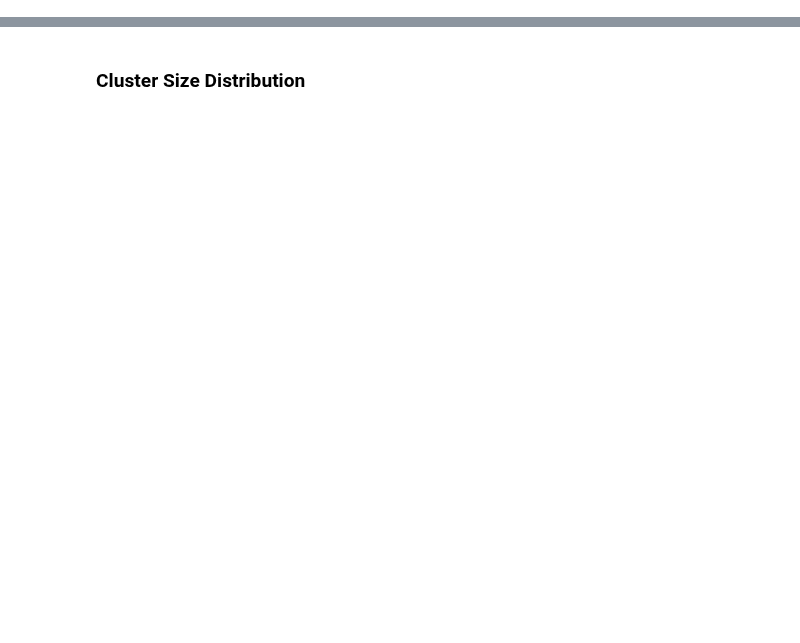
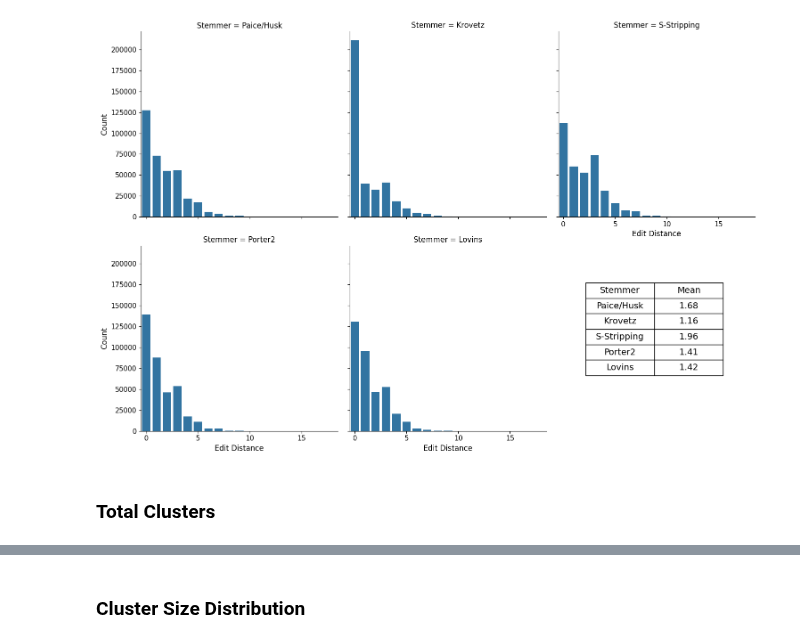
Before and after one commit to Axiomatic314/Stemming, a Jupyter notebook: Wiktionary/wikt.ipynb, the cells around one changed output, grey strips where cells are left out. Saved outputs shown, nothing was run; the diff lists cells and outputs as text; code cells hidden in the pictures; blank space fills up the shorter version.

```diff
--- a/Wiktionary/wikt.ipynb
+++ b/Wiktionary/wikt.ipynb
@@ -11,0 +115,12 @@ labels = ["paiceHusk", "krovetz", "sStripping", "porter2", "lovins","wiktionary"
+# %%
+axes = sns.catplot(data=word_distances, kind="count", x="value", col="Stemmer", col_wrap=3)
+for ax in axes.axes:
+    ax.xaxis.set_major_locator(ticker.MultipleLocator(5))
+    ax.xaxis.set_major_formatter(ticker.ScalarFormatter())
+axes.set(ylabel="Count",xlabel="Edit Distance")
+plt.table(cellText=summary.values, colLabels=summary.columns, cellLoc= 'center', rowLoc='center', loc='right', bbox=[1.2,.3,0.7,0.5]).set_fontsize(14)
+plt.show()
+# %% [output]
+[figure, added]
+# %% [markdown]
+### Total Clusters
```
Also changed, not shown: parts of 33 cells of this notebook.
